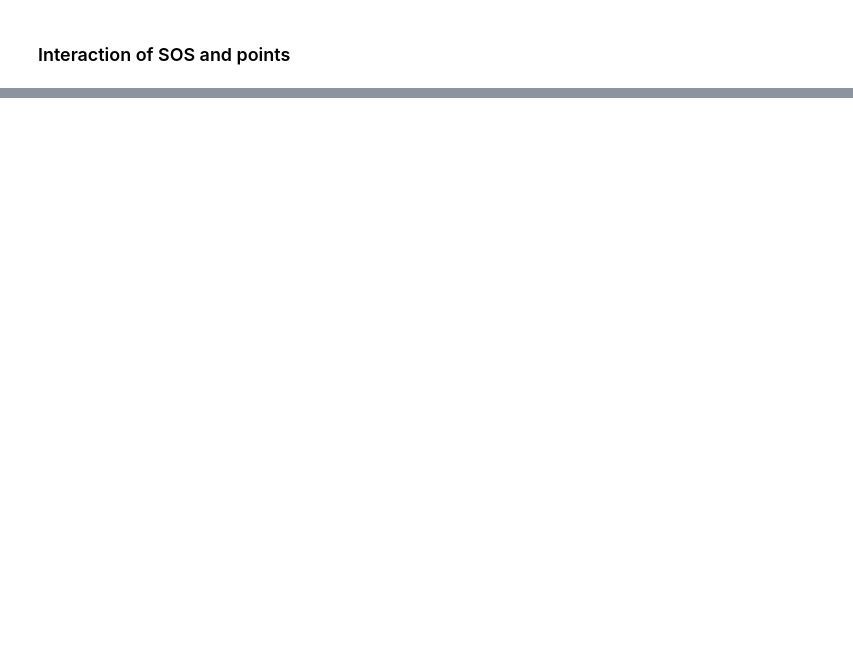
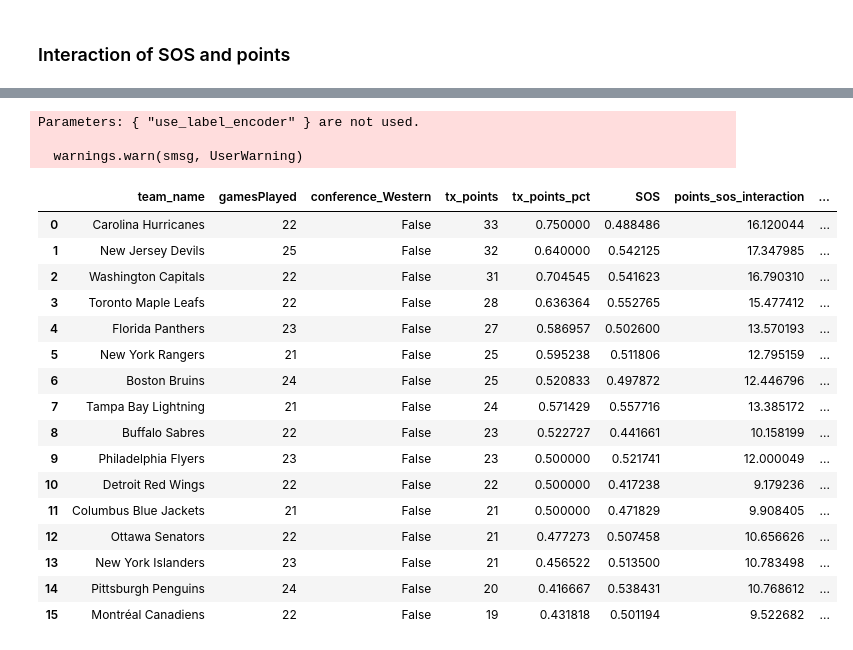
Before and after one commit to kjchrz03/hockey, a Jupyter notebook: hockey_env/thanksgiving_standings.ipynb, the cells around one changed output, grey strips where cells are left out. Saved outputs shown, nothing was run; the diff lists cells and outputs as text; code cells hidden in the pictures; blank space fills up the shorter version.

```diff
--- a/hockey_env/thanksgiving_standings.ipynb
+++ b/hockey_env/thanksgiving_standings.ipynb
@@ -1706,0 +1703,4 @@ thanksgiving_standings['points_sos_interaction_normalized'] = scaler.fit_transfo
+# %%
+current_test_df['points_sos_interaction'] = current_test_df['tx_points'] * current_test_df['SOS'] #test
+train_team_stats['points_sos_interaction'] = train_team_stats['tx_points'] * train_team_stats['SOS'] #train
+train_team_stats.head()
@@ -1706,0 +1714,63 @@ thanksgiving_standings['points_sos_interaction_normalized'] = scaler.fit_transfo
+# %%
+# Step 1: Add the interaction feature to the training dataset (team_stats_df)
+# team_stats_df['points_sos_interaction'] = team_stats_df['tx_points'] * team_stats_df['SOS']
+
+# Step 2: Ensure 'conference_Western' exists in the training data
+if 'conference_Western' not in train_team_stats.columns:
+    train_team_stats['conference_Western'] = 0  # Add with all zeros if missing
+
+# Step 3: Define the feature set for training, including the interaction feature
+model_features = ['tx_points', 'tx_points_pct', 'tx_goal_diff', 'thanksgiving', 'SOS', 'num_teams', 'conference_Western', 'points_sos_interaction']
+
+# Prepare the training data with the updated feature set
+training_features = train_team_stats[model_features]
+
+# Assuming the target variable is 'playoff_probability', fit the model
+target = 'status_b'
+best_model.fit(training_features, train_team_stats[target])  # Retraining the model with the updated features
+
+# Step 4: Add the interaction feature to the prediction dataset (prediction_df)
+test_current_team_stats['points_sos_interaction'] = test_current_team_stats['tx_points'] * test_current_team_stats['SOS']
+
+# Ensure the prediction dataset has the same features as the training dataset
+prediction_features = test_current_team_stats[model_features]
+
+# Step 5: Make predictions using the updated model and prediction dataset
+test_current_team_stats['predicted_status'] = best_model.predict(prediction_features)
+
+# Step 6: Keep a copy of identifying information for the final results
+identifying_columns = ['team_name', 'gamesPlayed', 'conference_Western', 'tx_points', 'tx_points_pct', 'SOS', 'points_sos_interaction']
+identifying_info = test_current_team_stats[identifying_columns].copy()
+
+# Step 7: Add predictions to the identifying information
+test_current_results_df = identifying_info.copy()
+test_current_results_df['predicted_status'] = test_current_team_stats['predicted_status']
+
+# Step 8: Map the predicted status to human-readable labels
+test_current_results_df['playoff_prediction'] = test_current_results_df['predicted_status'].map({1: 'Make Playoffs', 0: 'Miss Playoffs'})
+
+# Step 9: Display the final results
+# %% [output]
+Parameters: { "use_label_encoder" } are not used.
+
+  warnings.warn(smsg, UserWarning)
+# %%
+test_current_results_df.head(16)
+# %% [output]
+|  | team_name | gamesPlayed | conference_Western | tx_points | tx_points_pct | SOS | points_sos_interaction | ... |
+| 0 | Carolina Hurricanes | 22 | False | 33 | 0.750000 | 0.488486 | 16.120044 | ... |
+| 1 | New Jersey Devils | 25 | False | 32 | 0.640000 | 0.542125 | 17.347985 | ... |
+| 2 | Washington Capitals | 22 | False | 31 | 0.704545 | 0.541623 | 16.790310 | ... |
+| 3 | Toronto Maple Leafs | 22 | False | 28 | 0.636364 | 0.552765 | 15.477412 | ... |
+| 4 | Florida Panthers | 23 | False | 27 | 0.586957 | 0.502600 | 13.570193 | ... |
+| 5 | New York Rangers | 21 | False | 25 | 0.595238 | 0.511806 | 12.795159 | ... |
+| 6 | Boston Bruins | 24 | False | 25 | 0.520833 | 0.497872 | 12.446796 | ... |
+| 7 | Tampa Bay Lightning | 21 | False | 24 | 0.571429 | 0.557716 | 13.385172 | ... |
+| 8 | Buffalo Sabres | 22 | False | 23 | 0.522727 | 0.441661 | 10.158199 | ... |
+| 9 | Philadelphia Flyers | 23 | False | 23 | 0.500000 | 0.521741 | 12.000049 | ... |
+| 10 | Detroit Red Wings | 22 | False | 22 | 0.500000 | 0.417238 | 9.179236 | ... |
+| 11 | Columbus Blue Jackets | 21 | False | 21 | 0.500000 | 0.471829 | 9.908405 | ... |
+| 12 | Ottawa Senators | 22 | False | 21 | 0.477273 | 0.507458 | 10.656626 | ... |
+| 13 | New York Islanders | 23 | False | 21 | 0.456522 | 0.513500 | 10.783498 | ... |
+| 14 | Pittsburgh Penguins | 24 | False | 20 | 0.416667 | 0.538431 | 10.768612 | ... |
+| 15 | Montréal Canadiens | 22 | False | 19 | 0.431818 | 0.501194 | 9.522682 | ... |
```
Also changed, not shown: parts of 55 cells of this notebook.
